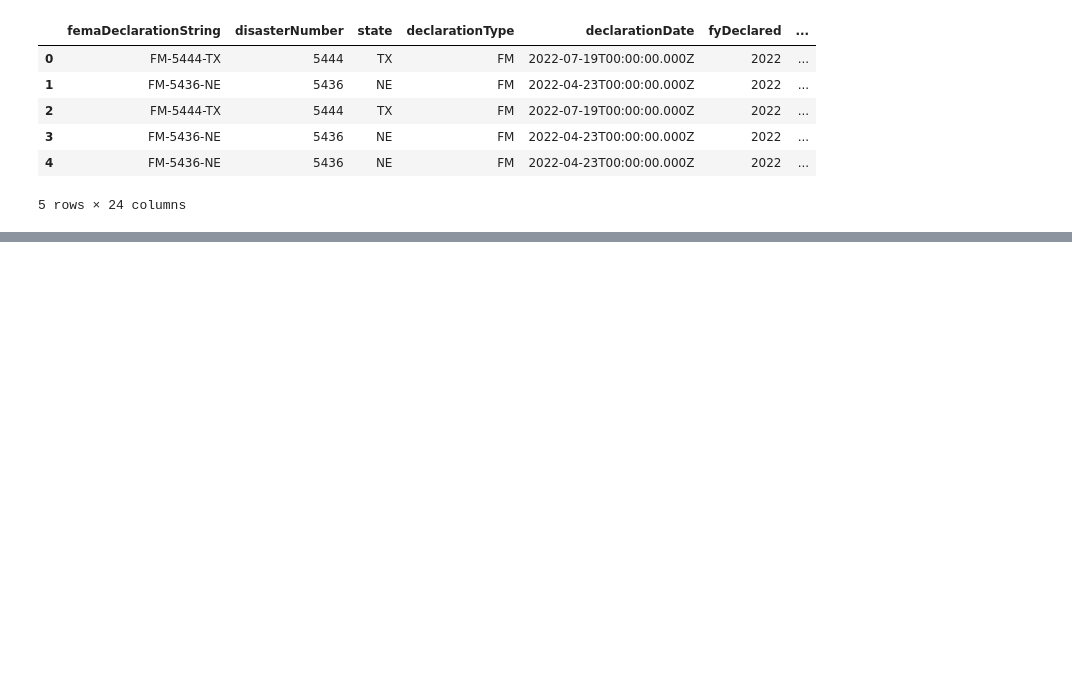
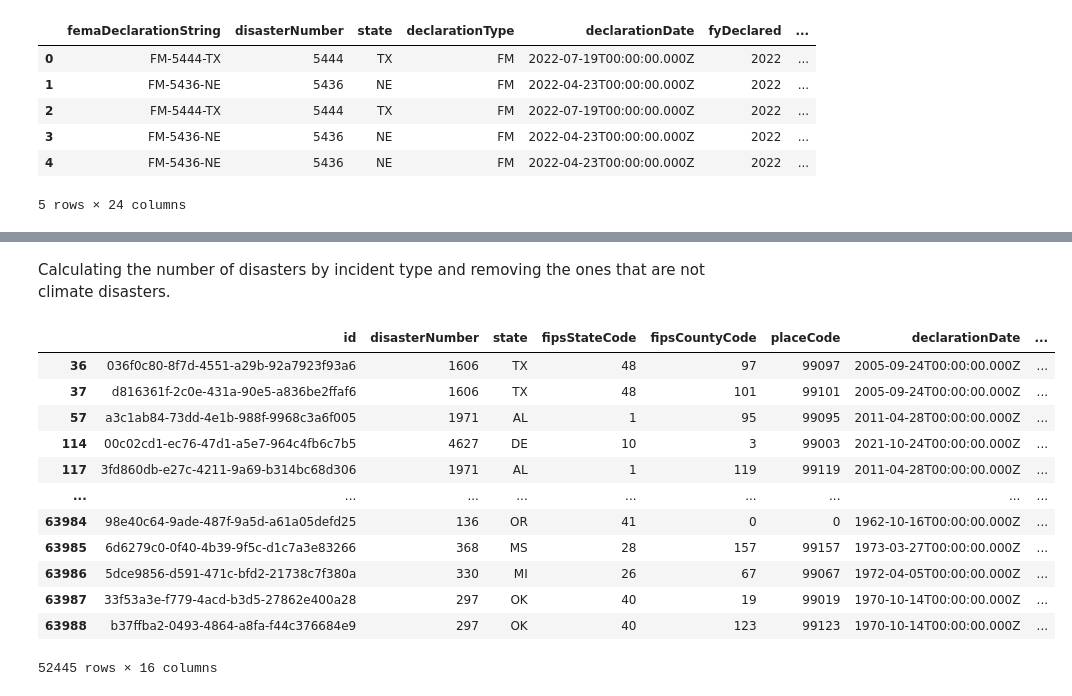
Before and after one commit to uchicago-mscapp-projects/snow-lm, a Jupyter notebook: climate_data.ipynb, the cells around one changed output, grey strips where cells are left out. Saved outputs shown, nothing was run; the diff lists cells and outputs as text; code cells hidden in the pictures; blank space fills up the shorter version.

Commit message:
Working on Climate EDA

```diff
--- a/climate_data.ipynb
+++ b/climate_data.ipynb
@@ -3,5 +3,5 @@ Severe Climate Events: Disaster Declaration for states and counties
 # %%
 import pandas as pd
 # %%
-disasters = pd.read_csv("disaster_declarations.csv")
+disasters_raw = pd.read_csv("disaster_declarations.csv")
 # %%
@@ -16,0 +37,28 @@ disasters.head()
+# %%
+disasters = disasters_raw[['id','disasterNumber', 'state','fipsStateCode','fipsCountyCode','placeCode','declarationDate','fyDeclared','incidentType',
+    'ihProgramDeclared','iaProgramDeclared','paProgramDeclared','hmProgramDeclared',
+    'incidentBeginDate','incidentEndDate','designatedArea']]
+# %% [markdown]
+Calculating the number of disasters by incident type and removing the ones that are not climate disasters.
+# %%
+disasters.incidentType.value_counts()
+disaster_type_list = disasters.incidentType.unique().tolist()
+disaster_type_list
+unwanted_disasters = ['Fire', 'Biological','Toxic Substances','Chemical','Terrorist','Human Cause','Fishing Losses']
+climate_disasters_list = [ele for ele in disaster_type_list if ele not in unwanted_disasters]
+climate_disasters = disasters.loc[disasters['incidentType'].isin(climate_disasters_list)]
+climate_disasters
+# %% [output]
+|  | id | disasterNumber | state | fipsStateCode | fipsCountyCode | placeCode | declarationDate | ... |
+| 36 | 036f0c80-8f7d-4551-a29b-92a7923f93a6 | 1606 | TX | 48 | 97 | 99097 | 2005-09-24T00:00:00.000Z | ... |
+| 37 | d816361f-2c0e-431a-90e5-a836be2ffaf6 | 1606 | TX | 48 | 101 | 99101 | 2005-09-24T00:00:00.000Z | ... |
+| 57 | a3c1ab84-73dd-4e1b-988f-9968c3a6f005 | 1971 | AL | 1 | 95 | 99095 | 2011-04-28T00:00:00.000Z | ... |
+| 114 | 00c02cd1-ec76-47d1-a5e7-964c4fb6c7b5 | 4627 | DE | 10 | 3 | 99003 | 2021-10-24T00:00:00.000Z | ... |
+| 117 | 3fd860db-e27c-4211-9a69-b314bc68d306 | 1971 | AL | 1 | 119 | 99119 | 2011-04-28T00:00:00.000Z | ... |
+| ... | ... | ... | ... | ... | ... | ... | ... | ... |
+| 63984 | 98e40c64-9ade-487f-9a5d-a61a05defd25 | 136 | OR | 41 | 0 | 0 | 1962-10-16T00:00:00.000Z | ... |
+| 63985 | 6d6279c0-0f40-4b39-9f5c-d1c7a3e83266 | 368 | MS | 28 | 157 | 99157 | 1973-03-27T00:00:00.000Z | ... |
+| 63986 | 5dce9856-d591-471c-bfd2-21738c7f380a | 330 | MI | 26 | 67 | 99067 | 1972-04-05T00:00:00.000Z | ... |
+| 63987 | 33f53a3e-f779-4acd-b3d5-27862e400a28 | 297 | OK | 40 | 19 | 99019 | 1970-10-14T00:00:00.000Z | ... |
+| 63988 | b37ffba2-0493-4864-a8fa-f44c376684e9 | 297 | OK | 40 | 123 | 99123 | 1970-10-14T00:00:00.000Z | ... |
+52445 rows × 16 columns
```
Also changed, not shown: parts of 8 cells of this notebook.
